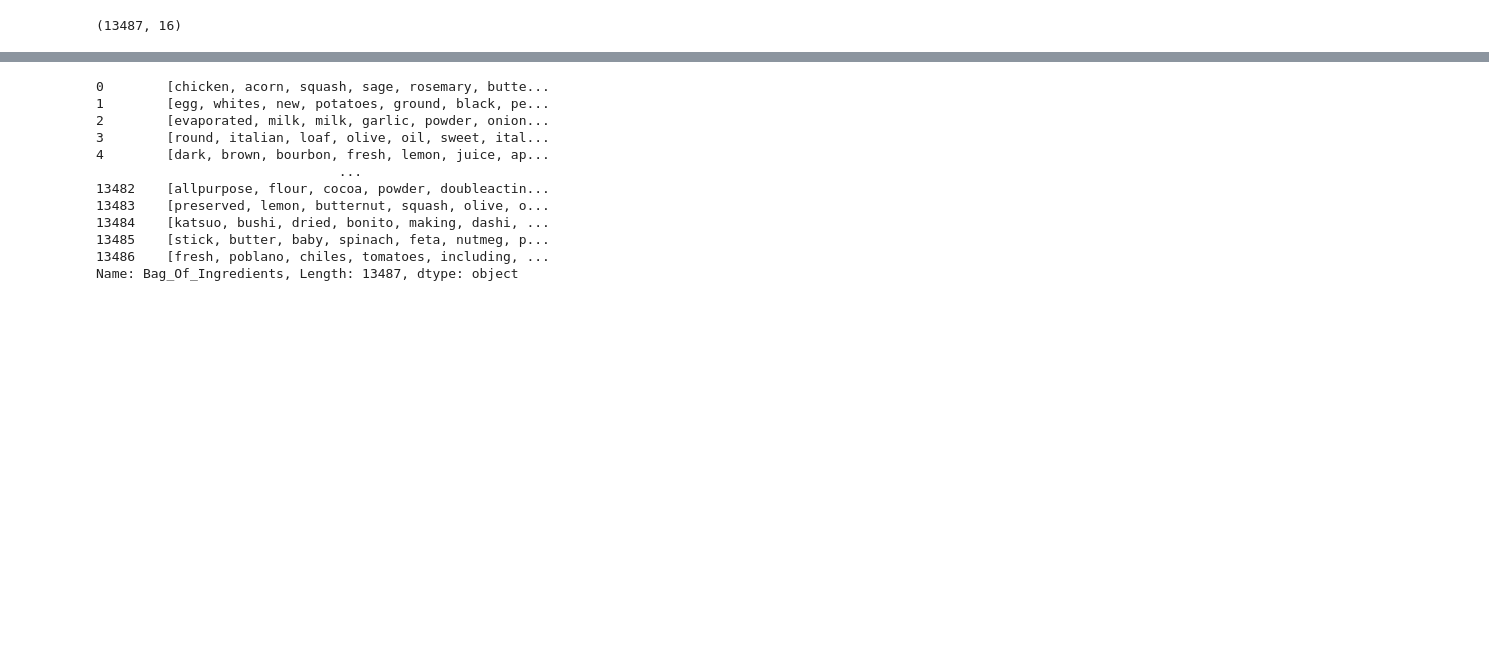
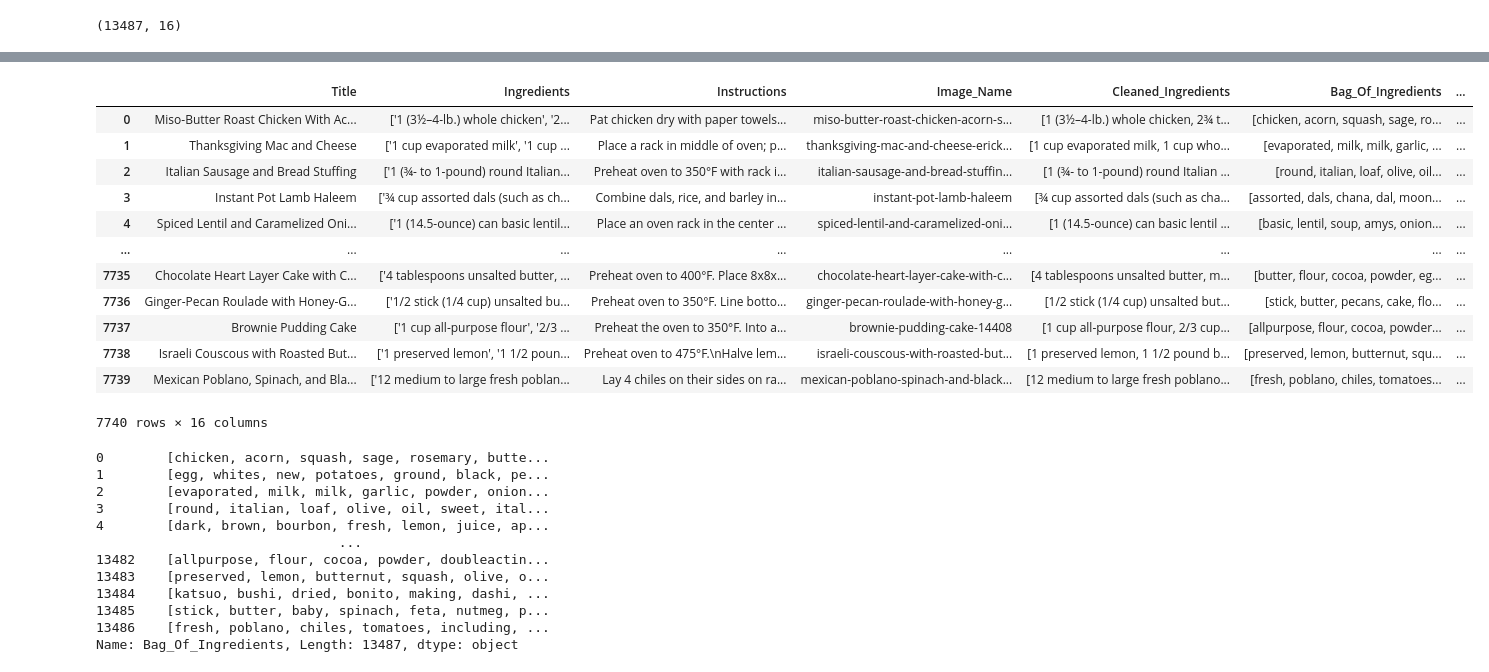
Before and after one commit to denwychan/wots_cookin, a Jupyter notebook: notebooks/DenChan_back_frontend_integration_tests.ipynb, the cells around one changed output, grey strips where cells are left out. Cells and saved outputs as stored; diff of their text form; code cells hidden in the pictures; blank space fills up the shorter version.

```diff
--- a/notebooks/DenChan_back_frontend_integration_tests.ipynb
+++ b/notebooks/DenChan_back_frontend_integration_tests.ipynb
@@ -81,3 +101,20 @@ df.shape
+# %%
+shortlist_df = filter_min_ingredients(10, df)
+shortlist_df
+# %% [output]
+|  | Title | Ingredients | Instructions | Image_Name | Cleaned_Ingredients | Bag_Of_Ingredients | ... |
+| 0 | Miso-Butter Roast Chicken With Ac... | ['1 (3½–4-lb.) whole chicken', '2... | Pat chicken dry with paper towels... | miso-butter-roast-chicken-acorn-s... | [1 (3½–4-lb.) whole chicken, 2¾ t... | [chicken, acorn, squash, sage, ro... | ... |
+| 1 | Thanksgiving Mac and Cheese | ['1 cup evaporated milk', '1 cup ... | Place a rack in middle of oven; p... | thanksgiving-mac-and-cheese-erick... | [1 cup evaporated milk, 1 cup who... | [evaporated, milk, milk, garlic, ... | ... |
+| 2 | Italian Sausage and Bread Stuffing | ['1 (¾- to 1-pound) round Italian... | Preheat oven to 350°F with rack i... | italian-sausage-and-bread-stuffin... | [1 (¾- to 1-pound) round Italian ... | [round, italian, loaf, olive, oil... | ... |
+| 3 | Instant Pot Lamb Haleem | ['¾ cup assorted dals (such as ch... | Combine dals, rice, and barley in... | instant-pot-lamb-haleem | [¾ cup assorted dals (such as cha... | [assorted, dals, chana, dal, moon... | ... |
+| 4 | Spiced Lentil and Caramelized Oni... | ['1 (14.5-ounce) can basic lentil... | Place an oven rack in the center ... | spiced-lentil-and-caramelized-oni... | [1 (14.5-ounce) can basic lentil ... | [basic, lentil, soup, amys, onion... | ... |
+| ... | ... | ... | ... | ... | ... | ... | ... |
+| 7735 | Chocolate Heart Layer Cake with C... | ['4 tablespoons unsalted butter, ... | Preheat oven to 400°F. Place 8x8x... | chocolate-heart-layer-cake-with-c... | [4 tablespoons unsalted butter, m... | [butter, flour, cocoa, powder, eg... | ... |
+| 7736 | Ginger-Pecan Roulade with Honey-G... | ['1/2 stick (1/4 cup) unsalted bu... | Preheat oven to 350°F. Line botto... | ginger-pecan-roulade-with-honey-g... | [1/2 stick (1/4 cup) unsalted but... | [stick, butter, pecans, cake, flo... | ... |
+| 7737 | Brownie Pudding Cake | ['1 cup all-purpose flour', '2/3 ... | Preheat the oven to 350°F. Into a... | brownie-pudding-cake-14408 | [1 cup all-purpose flour, 2/3 cup... | [allpurpose, flour, cocoa, powder... | ... |
+| 7738 | Israeli Couscous with Roasted But... | ['1 preserved lemon', '1 1/2 poun... | Preheat oven to 475°F.\nHalve lem... | israeli-couscous-with-roasted-but... | [1 preserved lemon, 1 1/2 pound b... | [preserved, lemon, butternut, squ... | ... |
+| 7739 | Mexican Poblano, Spinach, and Bla... | ['12 medium to large fresh poblan... | Lay 4 chiles on their sides on ra... | mexican-poblano-spinach-and-black... | [12 medium to large fresh poblano... | [fresh, poblano, chiles, tomatoes... | ... |
+7740 rows × 16 columns
 # %%
 boi = df['Bag_Of_Ingredients']
 boi
```
Also changed, not shown: parts of 6 cells of this notebook, 3 other files.
